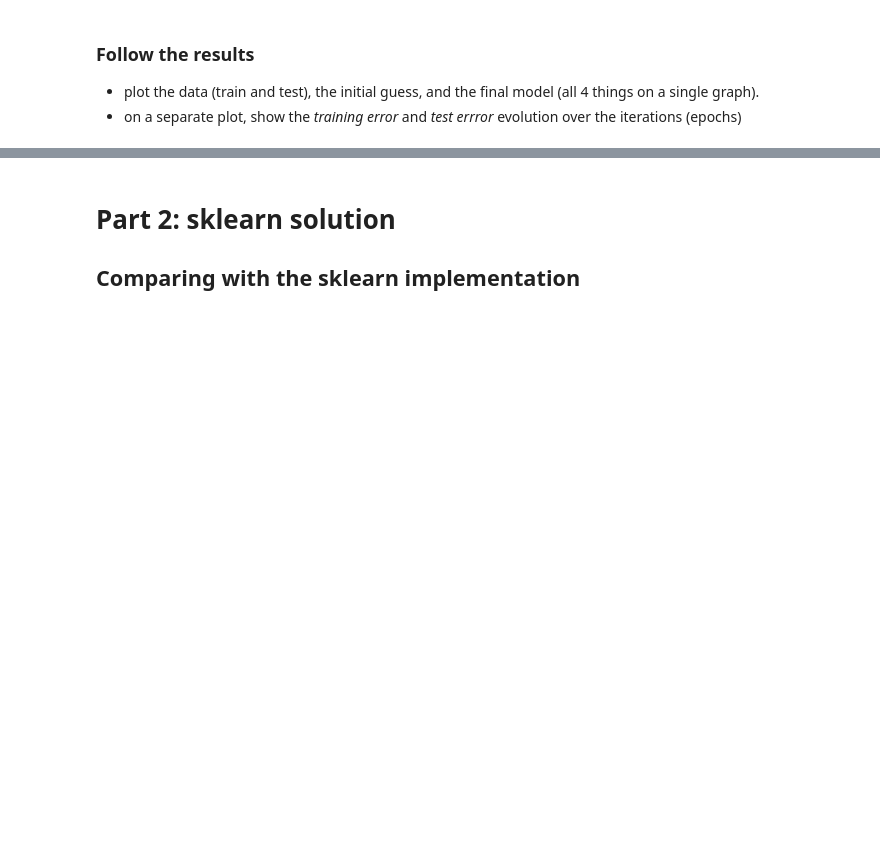
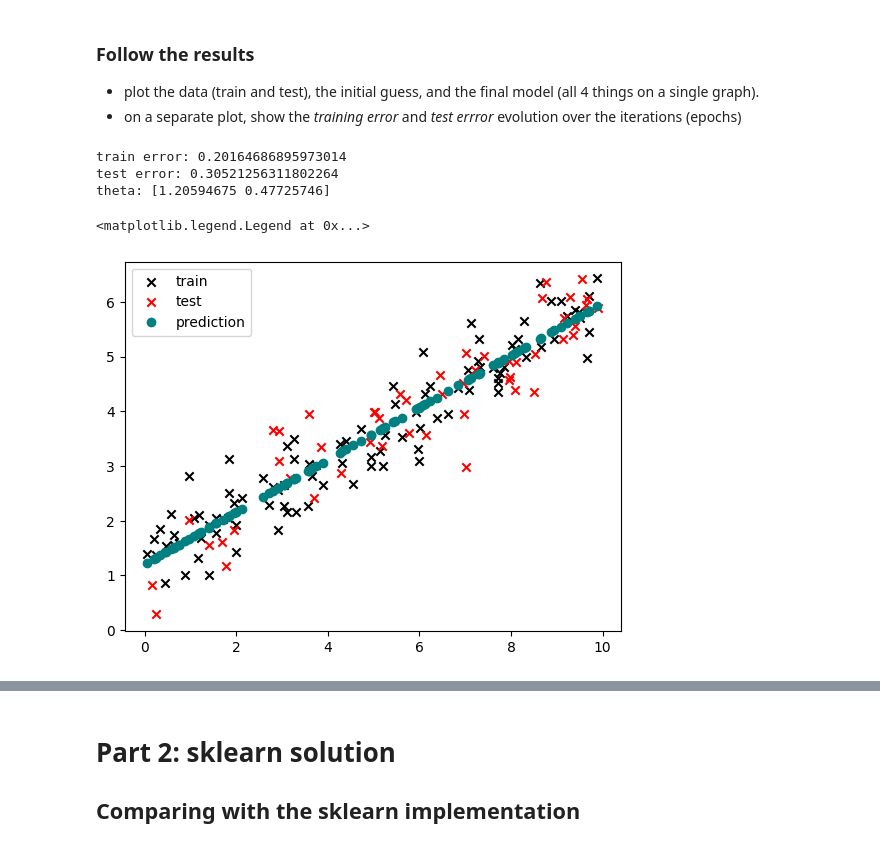
Before and after one commit to petkokp/m1-fpml, a Jupyter notebook: 1-Regressions/TP1.1-LinearRegression-GradientDescent.ipynb, the cells around one changed output, grey strips where cells are left out. Cells and saved outputs as stored; diff of their text form; code cells hidden in the pictures; blank space fills up the shorter version.

Commit message:
improved fit method and plot results

```diff
--- a/1-Regressions/TP1.1-LinearRegression-GradientDescent.ipynb
+++ b/1-Regressions/TP1.1-LinearRegression-GradientDescent.ipynb
@@ -106,9 +106,9 @@ def fit(model, eta, MaxIter, theta, X, y, Xtest, ytest):
 
     for iteration in range(MaxIter):
         # eta is learning rate
-        first_term = eta * 2 * (model(X, theta) - y)
-        theta[0] -= 1 / N * np.sum(first_term * 1) # first row in vector
-        theta[1] -= 1 / N * np.sum(first_term * X) # second row in vector
+        first_term = eta * 2 / N * (model(X, theta) - y)
+        theta[0] -= np.sum(first_term * 1)         # the first   row in the vector notation
+        theta[1] -= X.T @ first_term
         train_error[iteration] = np.mean((model(X, theta) - y) ** 2)
         test_error[iteration] = np.mean((model(Xtest, theta) - ytest) ** 2)
 
@@ -116,7 +116,7 @@ def fit(model, eta, MaxIter, theta, X, y, Xtest, ytest):
 # %%
 ## run the fit function here
 theta = thetaInitial.copy()
-theta, trainError, testError = fit(model, eta, MaxIter, theta, X, y, Xtest, ytest)
+theta, train_error, test_error = fit(model, eta, MaxIter, theta, X, y, Xtest, ytest)
 theta, thetaInitial
 # %% [output]
 (array([1.20594675, 0.47725746]), array([1.2, 0.6]))
@@ -130,9 +130,18 @@ theta, thetaInitial
 # %%
 ## plot the data, the noiseless-teacher, the model that was learned
 plt.figure(1)
 plt.scatter(X,y, label="train", marker='x',color='k')
 plt.scatter(Xtest,ytest, label= "test", marker='x',color='red')
+print("train error:", np.mean( (model(X, theta)-y)**2 ) )
+print("test error:", np.mean( (model(Xtest, theta)-ytest)**2 ) , "\ntheta:", theta)
+plt.plot(X, model(X, theta), color='teal', marker="o", ls="", label="prediction")
 plt.legend()
+# %% [output]
+train error: 0.20164686895973014
+test error: 0.30521256311802264
+theta: [1.20594675 0.47725746]
+<matplotlib.legend.Legend at 0x...>
+[figure, added]
 # %%
 ## follow the evolution of train and test accuracy or error
 epochs = np.arange(MaxIter)
```
Also changed, not shown: parts of 1 cell of this notebook.
